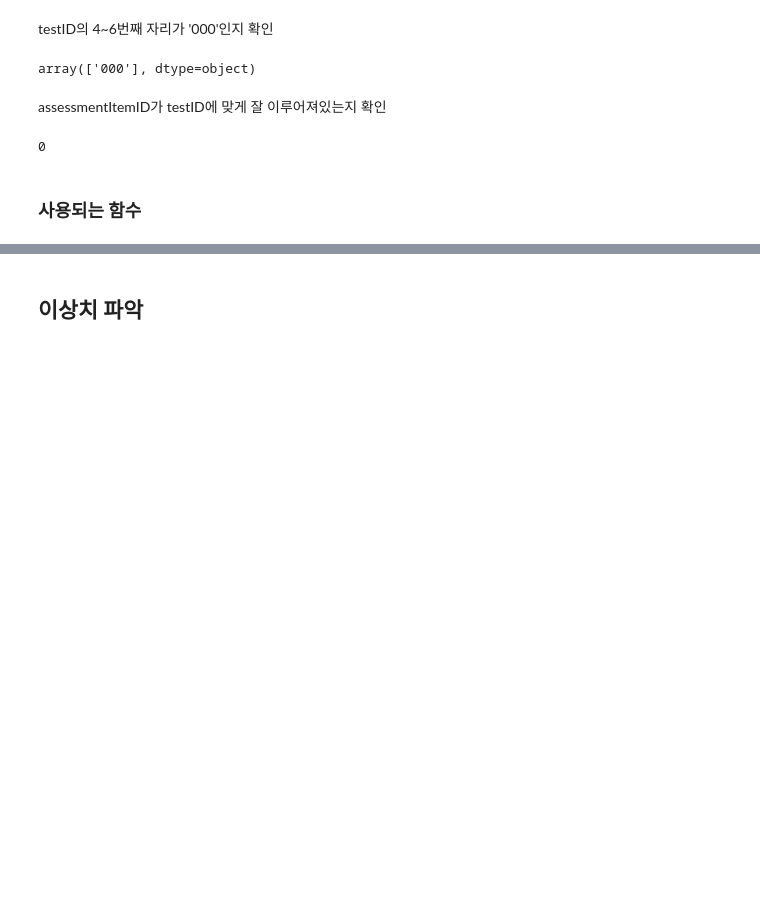
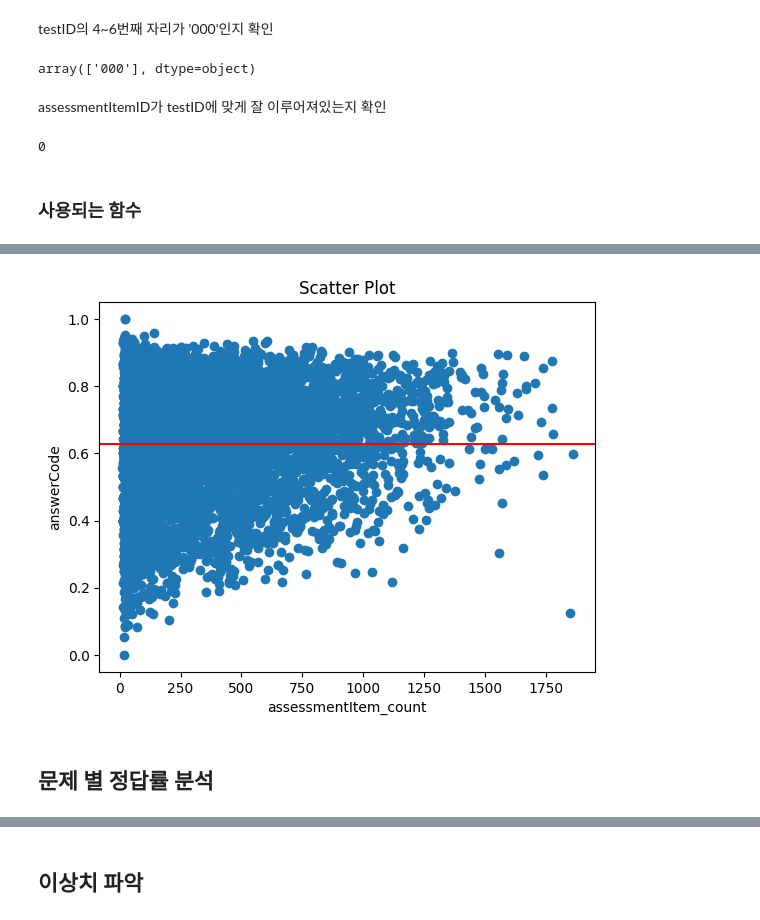
Before and after one commit to boostcampaitech5/level2_dkt-recsys-09, a Jupyter notebook: eda/eda_integration.ipynb, the cells around one changed output, grey strips where cells are left out. Saved outputs shown, nothing was run; the diff lists cells and outputs as text; code cells hidden in the pictures; blank space fills up the shorter version.

```diff
--- a/eda/eda_integration.ipynb
+++ b/eda/eda_integration.ipynb
@@ -152,0 +185,11 @@ def percentile(s):
+# %%
+plt.scatter(stu_groupby['assessmentItemID'], stu_groupby['answerCode'])
+plt.axhline(stu_groupby['answerCode'].mean(), color='red')
+plt.xlabel('assessmentItem_count')
+plt.ylabel('answerCode')
+plt.title('Scatter Plot')
+plt.show()
+# %% [output]
+[figure, added]
+# %% [markdown]
+## 문제 별 정답률 분석
```
Also changed, not shown: parts of 58 cells of this notebook.
